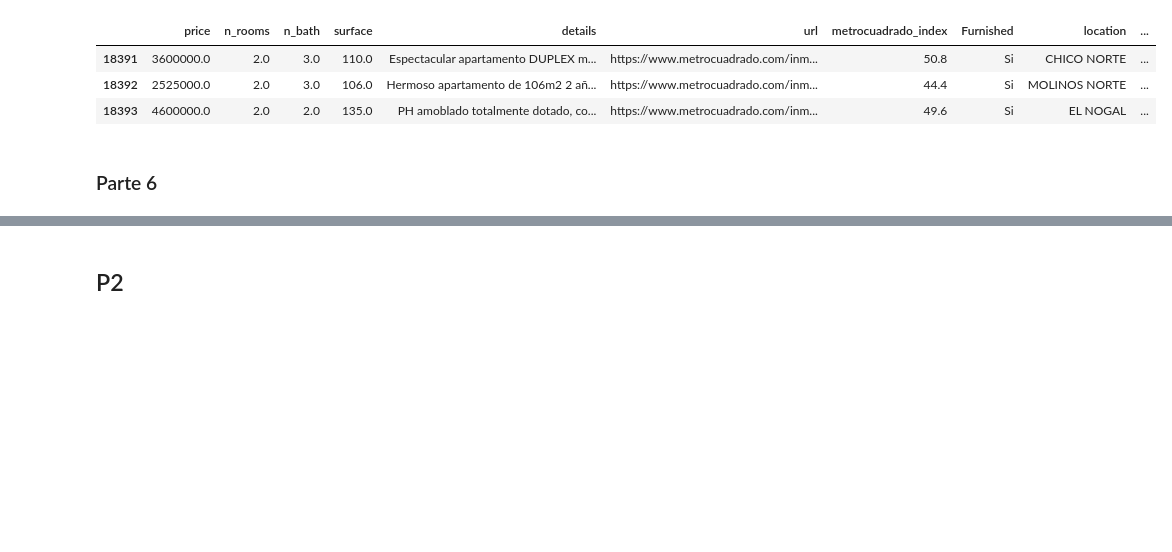
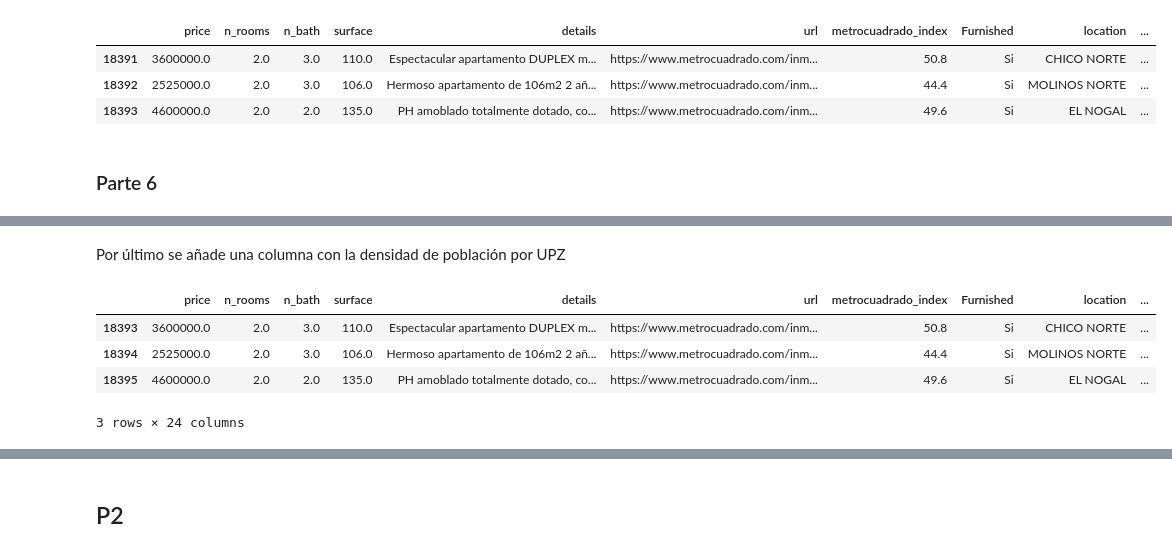
Before and after one commit to pedropereze/Tarea-1, a Jupyter notebook: tarea1.ipynb, the cells around one changed output, grey strips where cells are left out. Saved outputs shown, nothing was run; the diff lists cells and outputs as text; code cells hidden in the pictures; blank space fills up the shorter version.

```diff
--- a/tarea1.ipynb
+++ b/tarea1.ipynb
@@ -869,0 +972,3 @@ data.tail(3)
+# %%
+#Se elimina la columna Unnamed: 0
+areas_verdes.drop('Unnamed: 0', axis=1, inplace=True)
@@ -869,0 +984,7 @@ data.tail(3)
+# %%
+#Se pasan a int primero para eliminar el punto decimal
+areas_verdes['cod_upz'] = areas_verdes['cod_upz'].astype('int').astype('str')
+
+#Se añade el prefijo UPZ
+areas_verdes['cod_upz'] = 'UPZ' + areas_verdes['cod_upz']
+areas_verdes.head(3)
@@ -869,0 +996,3 @@ data.tail(3)
+# %%
+data = data.merge(areas_verdes, left_on='CodigoUPZ', right_on='cod_upz', how='left')
+data.head()
@@ -869,0 +1007,13 @@ data.tail(3)
+# %%
+#Se eliminan las columnas cod_upz y upz
+data.drop(['cod_upz', 'upz'], axis=1, inplace=True)
+# %% [markdown]
+Por último se añade una columna con la densidad de población por UPZ
+# %%
+data.tail(3)
+# %% [output]
+|  | price | n_rooms | n_bath | surface | details | url | metrocuadrado_index | Furnished | location | ... |
+| 18393 | 3600000.0 | 2.0 | 3.0 | 110.0 | Espectacular apartamento DUPLEX m... | https://www.metrocuadrado.com/inm... | 50.8 | Si | CHICO NORTE | ... |
+| 18394 | 2525000.0 | 2.0 | 3.0 | 106.0 | Hermoso apartamento de 106m2 2 añ... | https://www.metrocuadrado.com/inm... | 44.4 | Si | MOLINOS NORTE | ... |
+| 18395 | 4600000.0 | 2.0 | 2.0 | 135.0 | PH amoblado totalmente dotado, co... | https://www.metrocuadrado.com/inm... | 49.6 | Si | EL NOGAL | ... |
+3 rows × 24 columns
```
Also changed, not shown: parts of 29 cells of this notebook, 1 other file.
